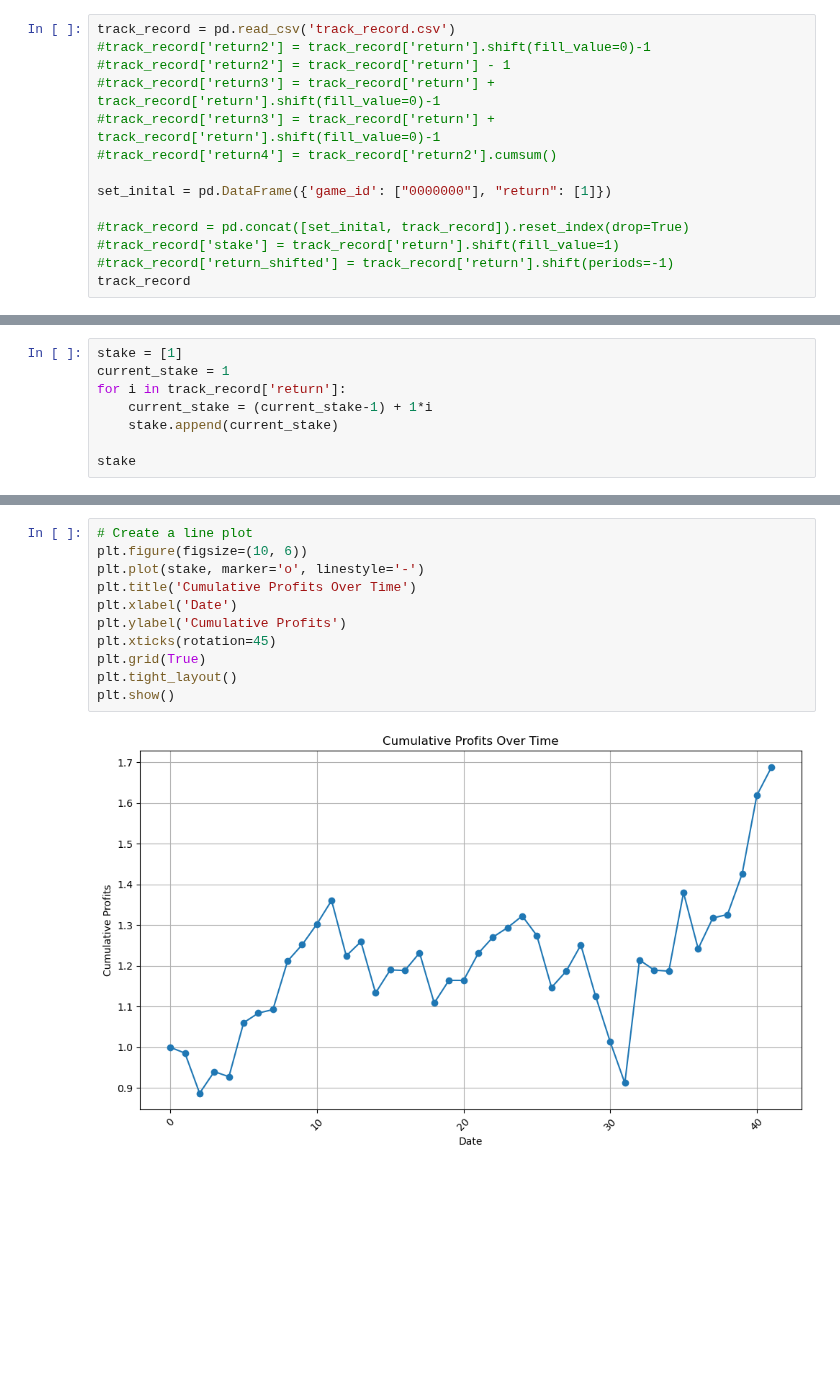
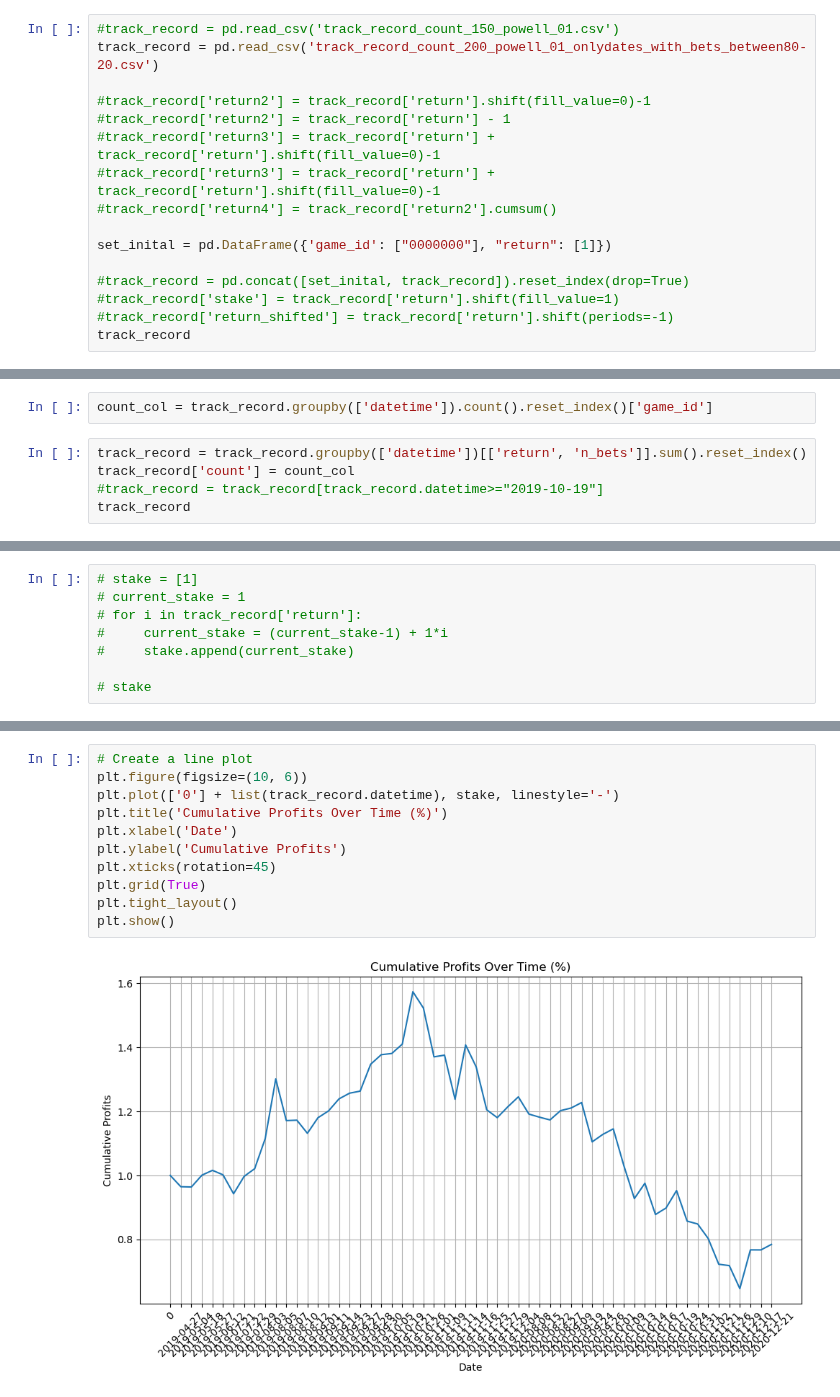
Before and after one commit to MarcosAugusto47/soccer-betting-strategy, a Jupyter notebook: plot.ipynb, the cells around one changed output, grey strips where cells are left out. Cells and saved outputs as stored; diff of their text form; blank space fills up the shorter version.

```diff
--- a/plot.ipynb
+++ b/plot.ipynb
@@ -21,5 +5,7 @@ print(df)
 # %%
-track_record = pd.read_csv('track_record.csv')
+#track_record = pd.read_csv('track_record_count_150_powell_01.csv')
+track_record = pd.read_csv('track_record_count_200_powell_01_onlydates_with_bets_between80-20.csv')
+
 #track_record['return2'] = track_record['return'].shift(fill_value=0)-1
 #track_record['return2'] = track_record['return'] - 1
 #track_record['return3'] = track_record['return'] + track_record['return'].shift(fill_value=0)-1
@@ -52,0 +35,7 @@ track_record
+# %%
+count_col = track_record.groupby(['datetime']).count().reset_index()['game_id']
+# %%
+track_record = track_record.groupby(['datetime'])[['return', 'n_bets']].sum().reset_index()
+track_record['count'] = count_col
+#track_record = track_record[track_record.datetime>="2019-10-19"]
+track_record
@@ -53,8 +76,8 @@ track_record
 # %%
-stake = [1]
-current_stake = 1
-for i in track_record['return']:
-    current_stake = (current_stake-1) + 1*i
-    stake.append(current_stake)
+# stake = [1]
+# current_stake = 1
+# for i in track_record['return']:
+#     current_stake = (current_stake-1) + 1*i
+#     stake.append(current_stake)
 
-stake
+# stake
@@ -110,13 +145,13 @@ for i in track_record['return']:
 # %%
 # Create a line plot
 plt.figure(figsize=(10, 6))
-plt.plot(stake, marker='o', linestyle='-')
-plt.title('Cumulative Profits Over Time')
+plt.plot(['0'] + list(track_record.datetime), stake, linestyle='-')
+plt.title('Cumulative Profits Over Time (%)')
 plt.xlabel('Date')
 plt.ylabel('Cumulative Profits')
 plt.xticks(rotation=45)
 plt.grid(True)
 plt.tight_layout()
 plt.show()
 # %% [output]
-[figure, old version]
+[figure, new version]
```
Also changed, not shown: parts of 11 cells of this notebook, 7 other files.
